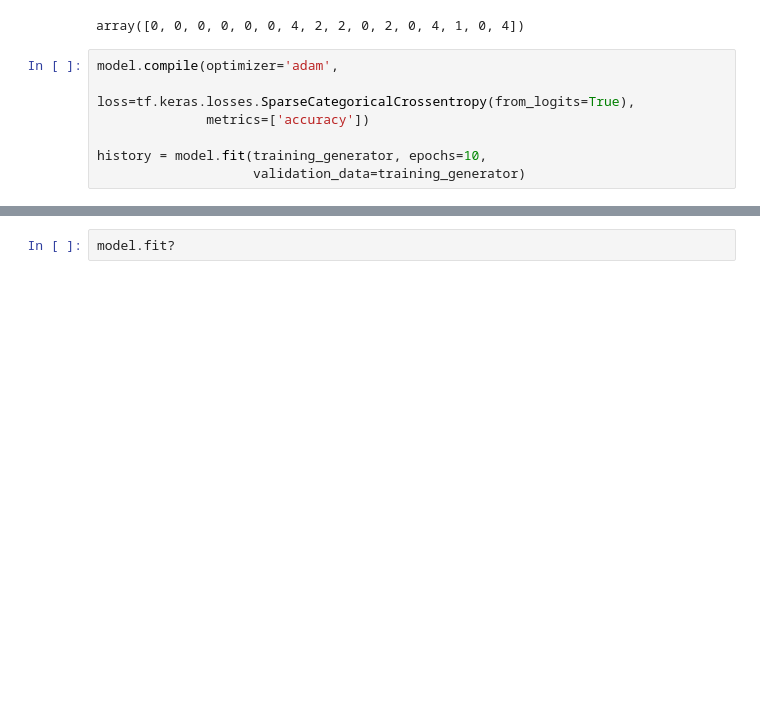
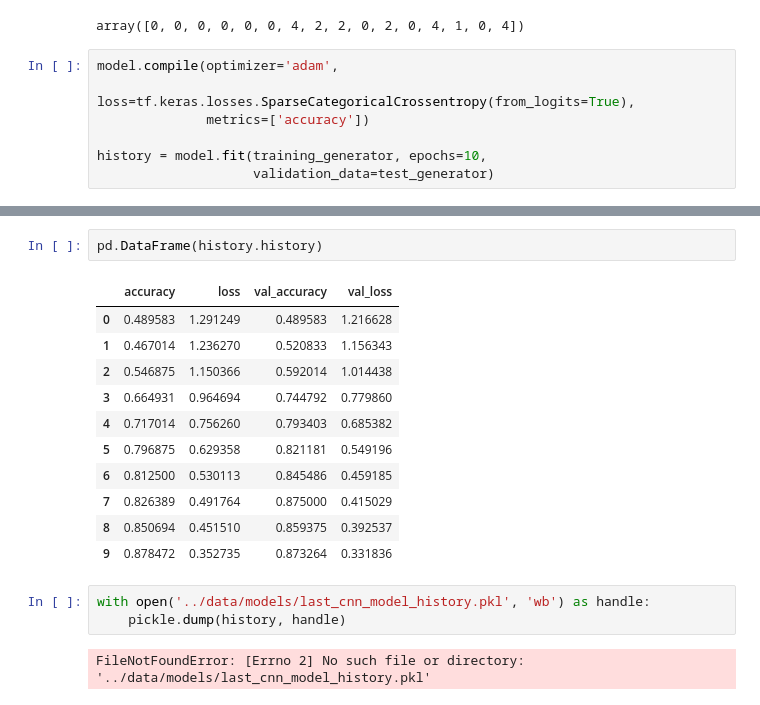
Before and after one commit to mikeddecker/judge, a Jupyter notebook: scripts/cnn_skillborder_model.ipynb, the cells around one changed output, grey strips where cells are left out. Saved outputs shown, nothing was run; the diff lists cells and outputs as text; blank space fills up the shorter version.

Commit message:
testrun & save model

```diff
--- a/scripts/cnn_skillborder_model.ipynb
+++ b/scripts/cnn_skillborder_model.ipynb
@@ -239,7 +239,7 @@ model.compile(optimizer='adam',
               metrics=['accuracy'])
 
 history = model.fit(training_generator, epochs=10,
-                    validation_data=training_generator)
+                    validation_data=test_generator)
 # %% [output]
 Epoch 1/10
 2024-06-11 09:51:32.414633: I tensorflow/core/kernels/data/shuffle_dataset_op.cc:450] ShuffleDatasetV3:2: Filling up shuffle buffer (this may take a while): 4 of 8
@@ -254,5 +260,22 @@ Epoch 2/10
-# %%
-model.fit?
+# %%
+pd.DataFrame(history.history)
+# %% [output]
+|  | accuracy | loss | val_accuracy | val_loss |
+| 0 | 0.489583 | 1.291249 | 0.489583 | 1.216628 |
+| 1 | 0.467014 | 1.236270 | 0.520833 | 1.156343 |
+| 2 | 0.546875 | 1.150366 | 0.592014 | 1.014438 |
+| 3 | 0.664931 | 0.964694 | 0.744792 | 0.779860 |
+| 4 | 0.717014 | 0.756260 | 0.793403 | 0.685382 |
+| 5 | 0.796875 | 0.629358 | 0.821181 | 0.549196 |
+| 6 | 0.812500 | 0.530113 | 0.845486 | 0.459185 |
+| 7 | 0.826389 | 0.491764 | 0.875000 | 0.415029 |
+| 8 | 0.850694 | 0.451510 | 0.859375 | 0.392537 |
+| 9 | 0.878472 | 0.352735 | 0.873264 | 0.331836 |
+# %%
+with open('../data/models/last_cnn_model_history.pkl', 'wb') as handle:
+    pickle.dump(history, handle)
+# %% [output]
+FileNotFoundError: [Errno 2] No such file or directory: '../data/models/last_cnn_model_history.pkl'
 # %%
 df_labels = pickle_load_or_create(video_border_labels_path, [])
 df_labels
```
Also changed, not shown: parts of 2 cells of this notebook, 5 other files.
